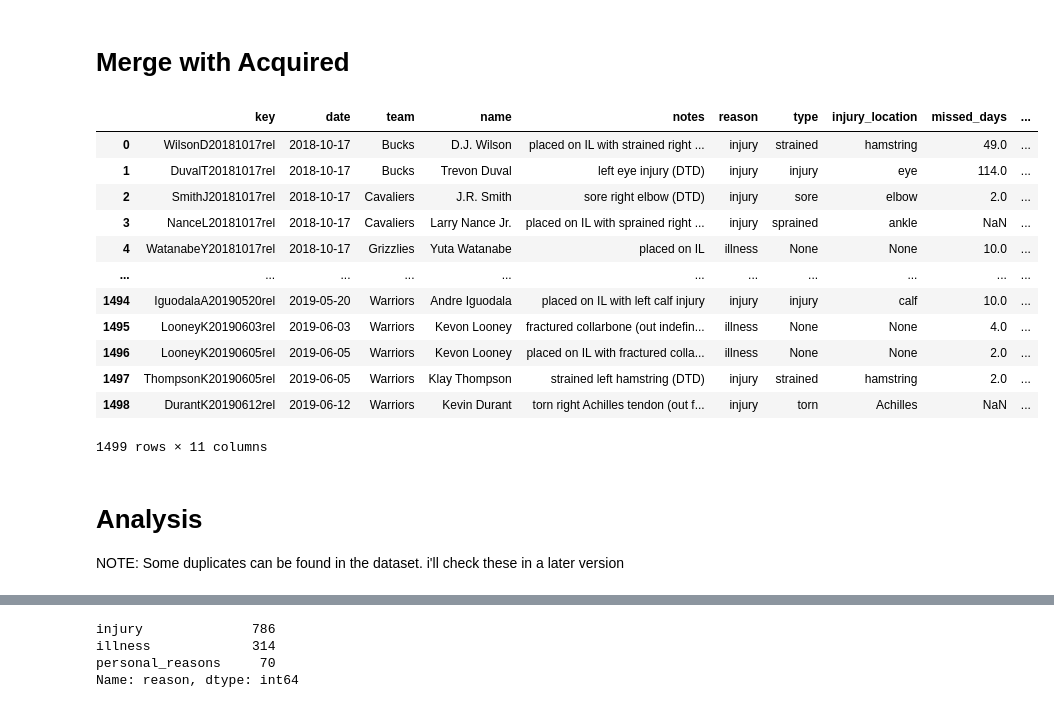
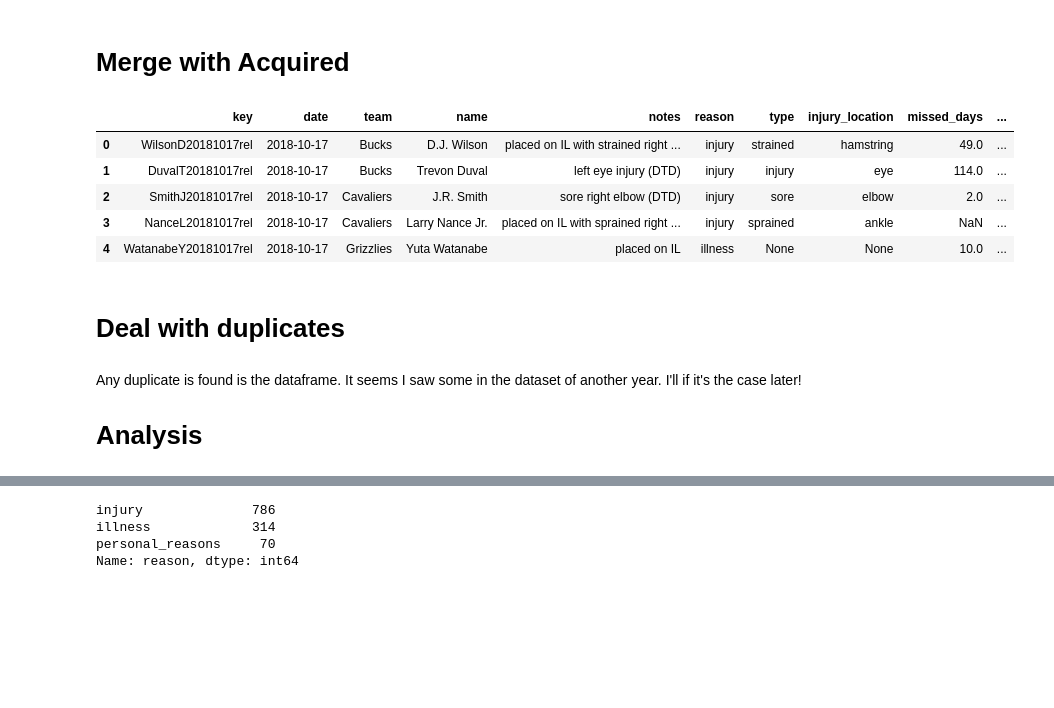
Before and after one commit to romainBechet/NBA_injuries, a Jupyter notebook: injuries.ipynb, the cells around one changed output, grey strips where cells are left out. Drawn from its saved outputs; the diff is of its cells as text; code cells hidden in the pictures; blank space fills up the shorter version.

```diff
--- a/injuries.ipynb
+++ b/injuries.ipynb
@@ -171,22 +158,14 @@ for i in range(len(df_injuries)):
 # %%
 df_injuries['missed_days'] = missed_days
 df_injuries['missed_games'] = missed_games
 df_injuries['return_date'] = return_dates
-df_injuries
+df_injuries.head()
 # %% [output]
 |  | key | date | team | name | notes | reason | type | injury_location | missed_days | ... |
 | 0 | WilsonD20181017rel | 2018-10-17 | Bucks | D.J. Wilson | placed on IL with strained right ... | injury | strained | hamstring | 49.0 | ... |
 | 1 | DuvalT20181017rel | 2018-10-17 | Bucks | Trevon Duval | left eye injury (DTD) | injury | injury | eye | 114.0 | ... |
 | 2 | SmithJ20181017rel | 2018-10-17 | Cavaliers | J.R. Smith | sore right elbow (DTD) | injury | sore | elbow | 2.0 | ... |
 | 3 | NanceL20181017rel | 2018-10-17 | Cavaliers | Larry Nance Jr. | placed on IL with sprained right ... | injury | sprained | ankle | NaN | ... |
 | 4 | WatanabeY20181017rel | 2018-10-17 | Grizzlies | Yuta Watanabe | placed on IL | illness | None | None | 10.0 | ... |
-| ... | ... | ... | ... | ... | ... | ... | ... | ... | ... | ... |
-| 1494 | IguodalaA20190520rel | 2019-05-20 | Warriors | Andre Iguodala | placed on IL with left calf injury | injury | injury | calf | 10.0 | ... |
-| 1495 | LooneyK20190603rel | 2019-06-03 | Warriors | Kevon Looney | fractured collarbone (out indefin... | illness | None | None | 4.0 | ... |
-| 1496 | LooneyK20190605rel | 2019-06-05 | Warriors | Kevon Looney | placed on IL with fractured colla... | illness | None | None | 2.0 | ... |
-| 1497 | ThompsonK20190605rel | 2019-06-05 | Warriors | Klay Thompson | strained left hamstring (DTD) | injury | strained | hamstring | 2.0 | ... |
-| 1498 | DurantK20190612rel | 2019-06-12 | Warriors | Kevin Durant | torn right Achilles tendon (out f... | injury | torn | Achilles | NaN | ... |
-1499 rows × 11 columns
-# %% [markdown]
-# Analysis
-NOTE: Some duplicates can be found in the dataset. i'll check these in a later version
+# %% [markdown]
+# Deal with duplicates
@@ -193 +184,4 @@ NOTE: Some duplicates can be found in the dataset. i'll check these in a later v
+# %% [markdown]
+Any duplicate is found is the dataframe. It seems I saw some in the dataset of another year. I'll if it's the case later!
+# Analysis
 # %%
```
Also changed, not shown: parts of 15 cells of this notebook.
